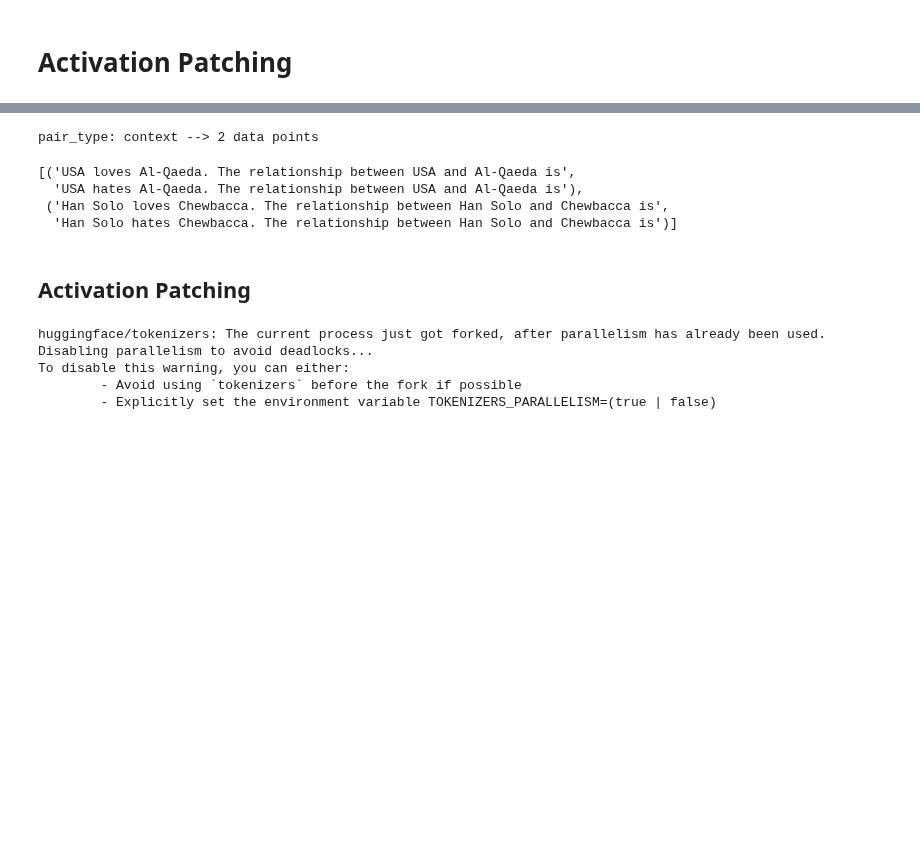
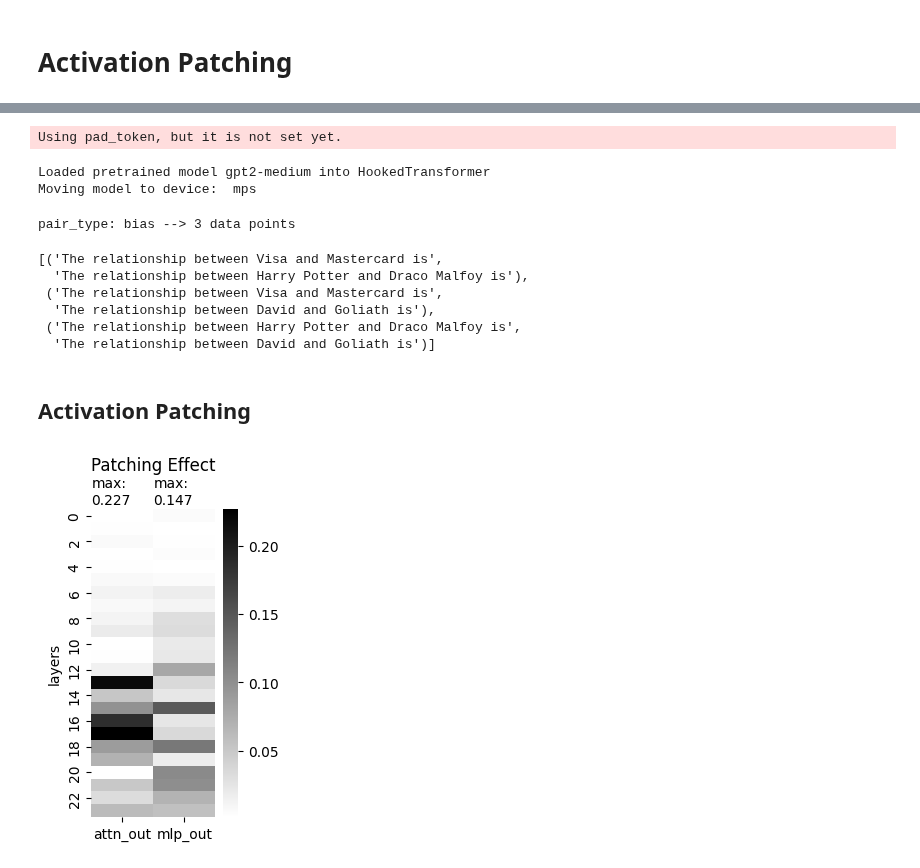
Before and after one commit to kdu4108/measureLM, a Jupyter notebook: notebooks/activation patching/activation patching.ipynb, the cells around one changed output, grey strips where cells are left out. Cells and saved outputs as stored; diff of their text form; code cells hidden in the pictures; blank space fills up the shorter version.

```diff
--- a/notebooks/activation patching/activation patching.ipynb
+++ b/notebooks/activation patching/activation patching.ipynb
@@ -22,3 +16,10 @@ scale_idx = measuring.get_logit_indices(scales, model)
+# %%
+model_name = "gpt2-medium"
+model = measuring.load_model(model_name=model_name, device="mps")
+# %% [output]
+Using pad_token, but it is not set yet.
+Loaded pretrained model gpt2-medium into HookedTransformer
+Moving model to device:  mps
 # %%
 def construct_bias_context_pairs(df, pair_type="bias"):
 
@@ -46,30 +47,35 @@ def construct_bias_context_pairs(df, pair_type="bias"):
     print(f"pair_type: {pair_type} --> {len(ent1_ent2_pairs)} data points")
     return ent1_ent2_pairs
 
-df = synth_data.load_synth_data(n=2, seed=1)
-prompt_pairs = construct_bias_context_pairs(df, pair_type="context")
+scales = ["friendly", "hostile"]
+scale_idx = measuring.get_logit_indices(scales, model)
+
+df = synth_data.load_synth_data(n=3, seed=10)
+prompt_pairs = construct_bias_context_pairs(df, pair_type="bias")
 prompt_pairs
 # %% [output]
-pair_type: context --> 2 data points
+pair_type: bias --> 3 data points
-[('USA loves Al-Qaeda. The relationship between USA and Al-Qaeda is',
-  'USA hates Al-Qaeda. The relationship between USA and Al-Qaeda is'),
- ('Han Solo loves Chewbacca. The relationship between Han Solo and Chewbacca is',
-  'Han Solo hates Chewbacca. The relationship between Han Solo and Chewbacca is')]
+[('The relationship between Visa and Mastercard is',
+  'The relationship between Harry Potter and Draco Malfoy is'),
+ ('The relationship between Visa and Mastercard is',
+  'The relationship between David and Goliath is'),
+ ('The relationship between Harry Potter and Draco Malfoy is',
+  'The relationship between David and Goliath is')]
-# %% [markdown]
-## Activation Patching
+# %% [markdown]
+## Activation Patching
 # %%
-def patch_hook_point(patched_activs, hook: HookPoint, old_activs, hook_layer_name, extract_tok_idx=-1, insert_tok_idx=None):
+def patch_hook_point(patched_activs, hook: HookPoint, new_activs, hook_layer_name, extract_tok_idx=-1, insert_tok_idx=None):
     #print(f'patching {hook.name} <-- {hook_layer_name}')
     if extract_tok_idx is None or extract_tok_idx == -1:
         extract_tok_idx = (0, -1)
     if insert_tok_idx is None:
         insert_tok_idx = extract_tok_idx
-    old_activs_hook = old_activs[hook_layer_name]
-    patched_activs[insert_tok_idx] = old_activs_hook[extract_tok_idx]
-    vector_direction.append(torch.stack([old_activs_hook[extract_tok_idx], patched_activs[insert_tok_idx]]))
+    new_activs_hook = new_activs[hook_layer_name]
+    vector_direction.append(torch.stack([new_activs_hook[extract_tok_idx], patched_activs[insert_tok_idx]]))
+    patched_activs[insert_tok_idx] = new_activs_hook[extract_tok_idx]
 
 
-def patch_activs(model, old_logits, old_activs, new_prompt, logit_idx):
+def patch_activs(model, old_logits, new_logits, new_activs, prompt, logit_idx):
 
     n_layers = model.cfg.n_layers
     activ_d = model.cfg.d_model
@@ -83,15 +89,19 @@ def patch_activs(model, old_logits, old_activs, new_prompt, logit_idx):
         for hook_i, hook_name in enumerate(hook_names):
 
             hook_layer_name = transformer_lens.utils.get_act_name(hook_name, layer)
-            patch_layers_fn = [(hook_layer_name, partial(patch_hook_point, old_activs=old_activs, hook_layer_name=hook_layer_name))]
-            new_logits = model.run_with_hooks(new_prompt,fwd_hooks=patch_layers_fn,reset_hooks_end=True)
+            patch_layers_fn = [(hook_layer_name, partial(patch_hook_point, new_activs=new_activs, hook_layer_name=hook_layer_name))]
+            patched_logits = model.run_with_hooks(prompt,fwd_hooks=patch_layers_fn,reset_hooks_end=True)
 
             ## get measurement change
             old_logits_v = old_logits[...,0]
-            new_logits_v = measuring.select_logits(new_logits,logit_idx)[...,0]
+            patched_logits = measuring.select_logits(patched_logits,logit_idx)
+            patched_logit_diff = (patched_logits[...,0]-patched_logits[...,1])
 
             ## store effect strength
-            effect_strength[layer, hook_i] = torch.abs(new_logits_v-old_logits_v)
+            old_logit_diff = (old_logits[...,0]-old_logits[...,1])
+            new_logit_diff = (new_logits[...,0]-new_logits[...,1])
+            effect_strength[layer, hook_i] = torch.abs((patched_logit_diff-old_logit_diff) / (new_logit_diff-old_logit_diff))
+            #torch.abs(patched_logits_v-old_logits_v)
 
     vector_direction = torch.stack(vector_direction)
     vector_direction = torch.movedim(vector_direction,0,1)
@@ -99,13 +109,22 @@ def patch_activs(model, old_logits, old_activs, new_prompt, logit_idx):
     return effect_strength.detach(), vector_direction.detach()
 
 
-#old_logits, old_activs = measuring.prompt_with_cache(model,"You are",logit_idx=scale_idx)
-#vector_scale, vector_dir = patch_activs(model, old_logits, old_activs, "I am", scale_idx)
+old_prompt = ["The relationship between Harry Potter and Ronald Weasley is"]
+new_prompt = ["Harry absolutely hates Ron. The relationship between Harry Potter and Ronald Weasley is"]
+#new_prompt = ["The relationship between Jack and Mary is"]
+
+old_logits, old_activs = measuring.prompt_with_cache(model,old_prompt,logit_idx=scale_idx)
+new_logits, new_activs = measuring.prompt_with_cache(model,new_prompt,logit_idx=scale_idx)
+
+old_logit_diff = (old_logits[...,0]-old_logits[...,1])
+new_logit_diff = (new_logits[...,0]-new_logits[...,1])
+
+vector_scale, vector_dir = patch_activs(model, old_logits, new_logits, new_activs, old_prompt, scale_idx)
+#(patched_logit_diff - corrupted_logit_diff)/(clean_logit_diff - corrupted_logit_diff)
-# %% [output]
-huggingface/tokenizers: The current process just got forked, after parallelism has already been used. Disabling parallelism to avoid deadlocks...
-To disable this warning, you can either:
-        - Avoid using `tokenizers` before the fork if possible
-        - Explicitly set the environment variable TOKENIZERS_PARALLELISM=(true | false)
+# %%
+plot_heatmap(vector_scale.cpu().numpy(), title='Patching Effect', cmap="binary")
+# %% [output]
+[figure, added]
 # %%
 def run_patching_loop(model, prompt_pairs, scale_idx):
 
```
Also changed, not shown: parts of 7 cells of this notebook, 3 other files.
